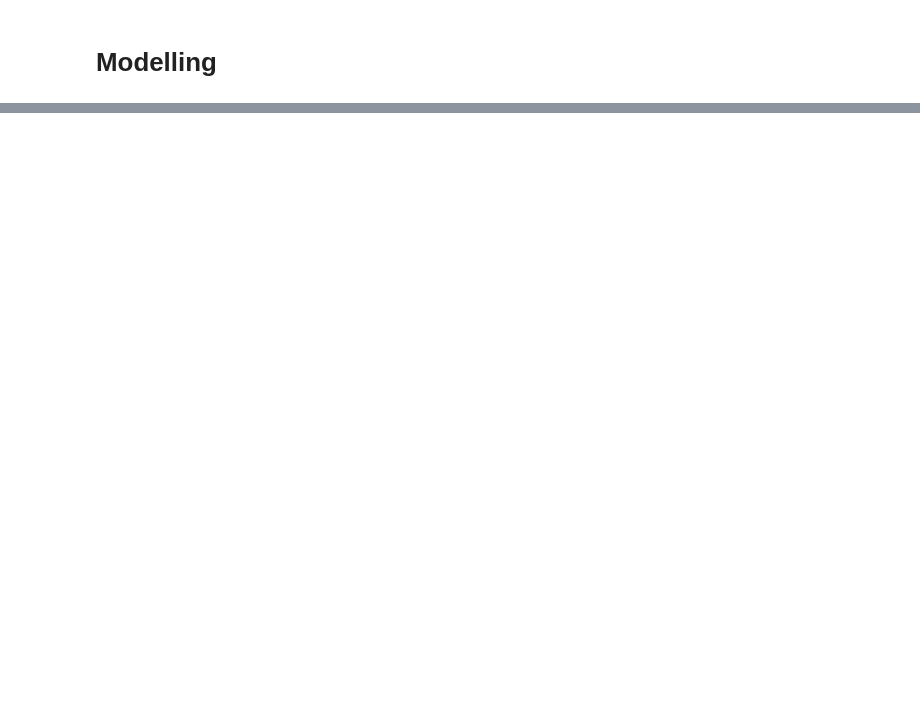
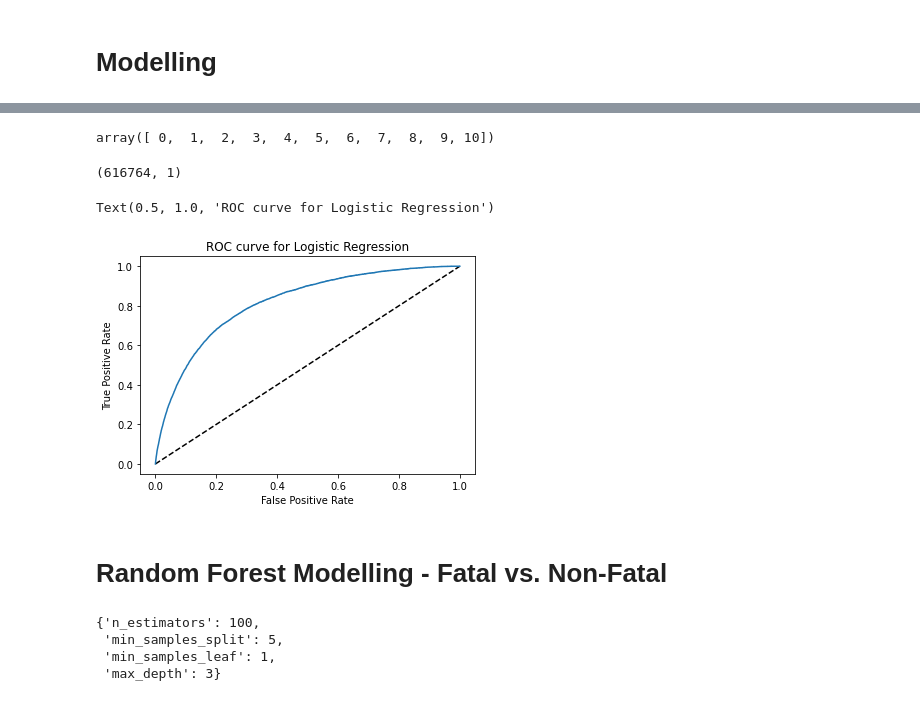
Before and after one commit to scharpham/Springboard, a Jupyter notebook: Capstone2/capstone2/notebooks/Capstone2-Modelling.ipynb, the cells around one changed output, grey strips where cells are left out. Drawn from its saved outputs; the diff is of its cells as text; code cells hidden in the pictures; blank space fills up the shorter version.

```diff
--- a/Capstone2/capstone2/notebooks/Capstone2-Modelling.ipynb
+++ b/Capstone2/capstone2/notebooks/Capstone2-Modelling.ipynb
@@ -105,0 +73,11 @@ array([[     0,      0,   8270],
+# %%
+logistic = LogisticRegression(solver='saga', tol=1e-2, max_iter=200,
+                             random_state=0, n_jobs=1)
+distributions = dict(C=np.arange(0,11), penalty=['l2', 'l1', 'elasticnet'])
+clf = RandomizedSearchCV(logistic, distributions, random_state=0)
+# %%
+start = time.time()
+search = clf.fit(X_train, y_train)
+tot = str(round(time.time()-start), 3)
+tot ="______________________________________________________Train time " + passed +" hours   ________________________________________________________"
+message(passed)
@@ -105,0 +103,24 @@ array([[     0,      0,   8270],
+# %%
+np.arange(0,11)
+# %% [output]
+array([ 0,  1,  2,  3,  4,  5,  6,  7,  8,  9, 10])
+# %%
+y_pred_proba = search.predict_proba(X_test)[:,1]
+y_pred_proba
+y_pred_proba = y_pred_proba.reshape(-1, 1)
+y_pred_proba.shape
+# %% [output]
+(616764, 1)
+# %%
+fpr, tpr, thresholds = roc_curve(y_test, y_pred_proba)
+# %%
+plt.plot([0,1],[0,1], "k--")
+plt.plot(fpr, tpr)
+plt.xlabel('False Positive Rate')
+plt.ylabel('True Positive Rate')
+plt.title('ROC curve for Logistic Regression')
+# %% [output]
+Text(0.5, 1.0, 'ROC curve for Logistic Regression')
+[figure, added]
+# %% [markdown]
+# Random Forest Modelling - Fatal vs. Non-Fatal
@@ -105,0 +142,8 @@ array([[     0,      0,   8270],
+# %%
+bestrand = rfclf.best_params_
+bestrand#best paramaters of random search
+# %% [output]
+{'n_estimators': 100,
+ 'min_samples_split': 5,
+ 'min_samples_leaf': 1,
+ 'max_depth': 3}
```
Also changed, not shown: parts of 67 cells of this notebook.
